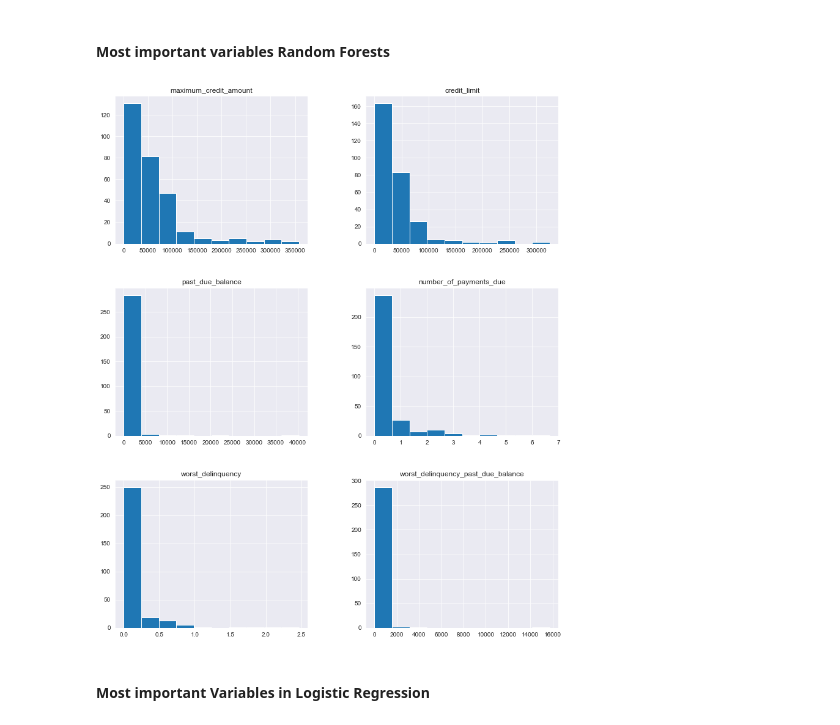
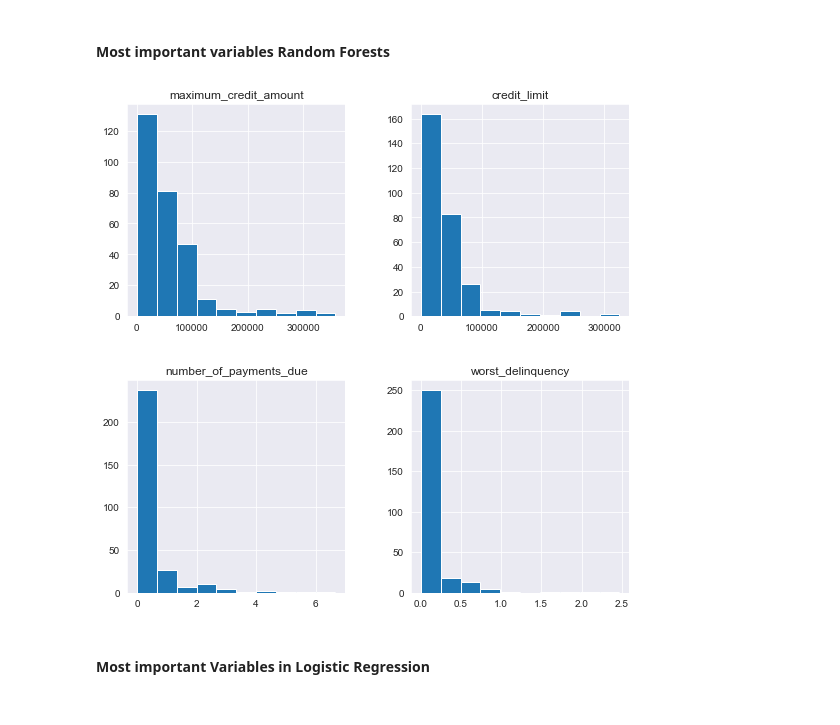
Before and after one commit to IsaiasGutierrezCruz/CreditRisk, a Jupyter notebook: ChallengeCreditRisk.ipynb, the cells around one changed output. Saved outputs shown, nothing was run; the diff lists cells and outputs as text; code cells hidden in the pictures.

```diff
--- a/ChallengeCreditRisk.ipynb
+++ b/ChallengeCreditRisk.ipynb
@@ -1416,21 +1418,24 @@ best_customers_rf_data = analysis[mask_rf]
 # %% [markdown]
 #### Most important variables Random Forests
 # %%
-fig = plt.figure(figsize = (13,16))
+#fig = plt.figure(figsize = (13,16))
+fig = plt.figure(figsize = (9,9))
 sns.set_style("darkgrid")
 ax = fig.gca()
 #df.hist(ax = ax)
-best_customers_rf_data[['maximum_credit_amount', 'credit_limit', 'past_due_balance',
-       'number_of_payments_due', 'worst_delinquency',
-       'worst_delinquency_past_due_balance']].hist(ax=ax)
 
+#best_customers_rf_data[['maximum_credit_amount', 'credit_limit', 'past_due_balance',
+#       'number_of_payments_due', 'worst_delinquency',
+#       'worst_delinquency_past_due_balance']].hist(ax=ax)
+
+best_customers_rf_data[['maximum_credit_amount', 'credit_limit', 'number_of_payments_due','worst_delinquency']].hist(ax=ax)
 
 
 #fig = p1.get_figure()
 fig.savefig("plots/15_most_important_variables_best_customers_rf.png")
 plt.show()
 # %% [output]
-[figure, old version]
+[figure, new version]
 # %% [markdown]
 #### Most important Variables in Logistic Regression
 # %%
```
Also changed, not shown: parts of 10 cells of this notebook, 2 other files.
